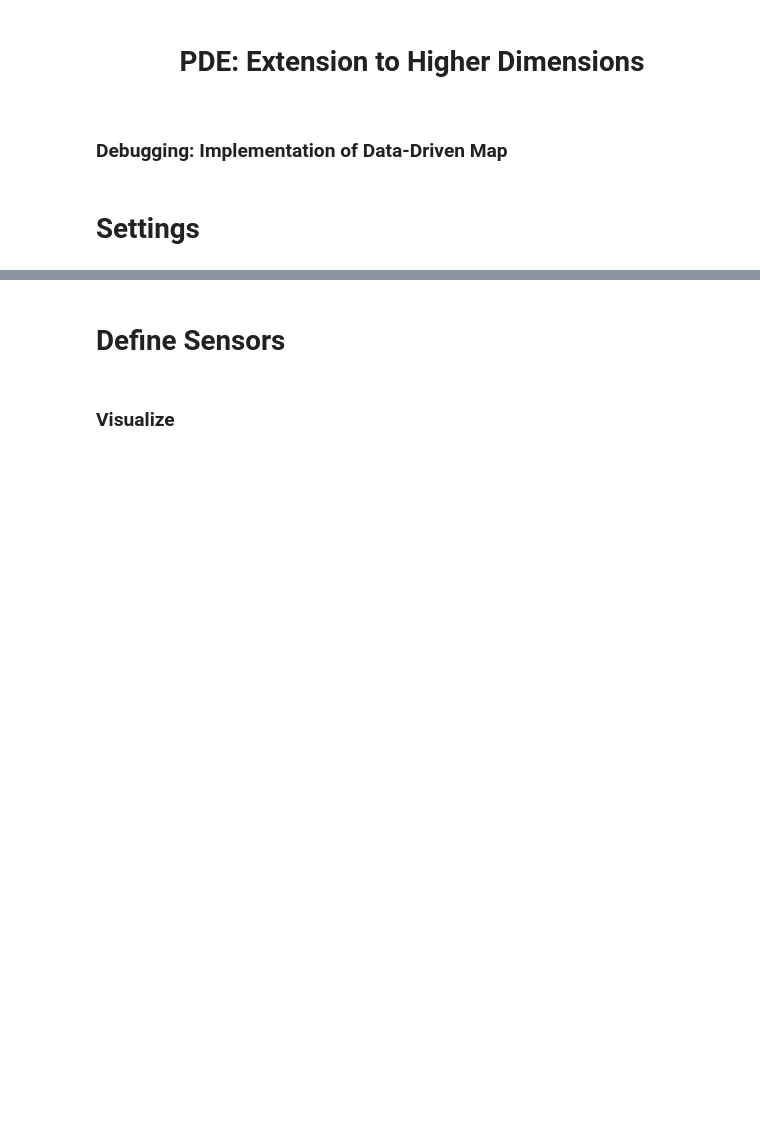
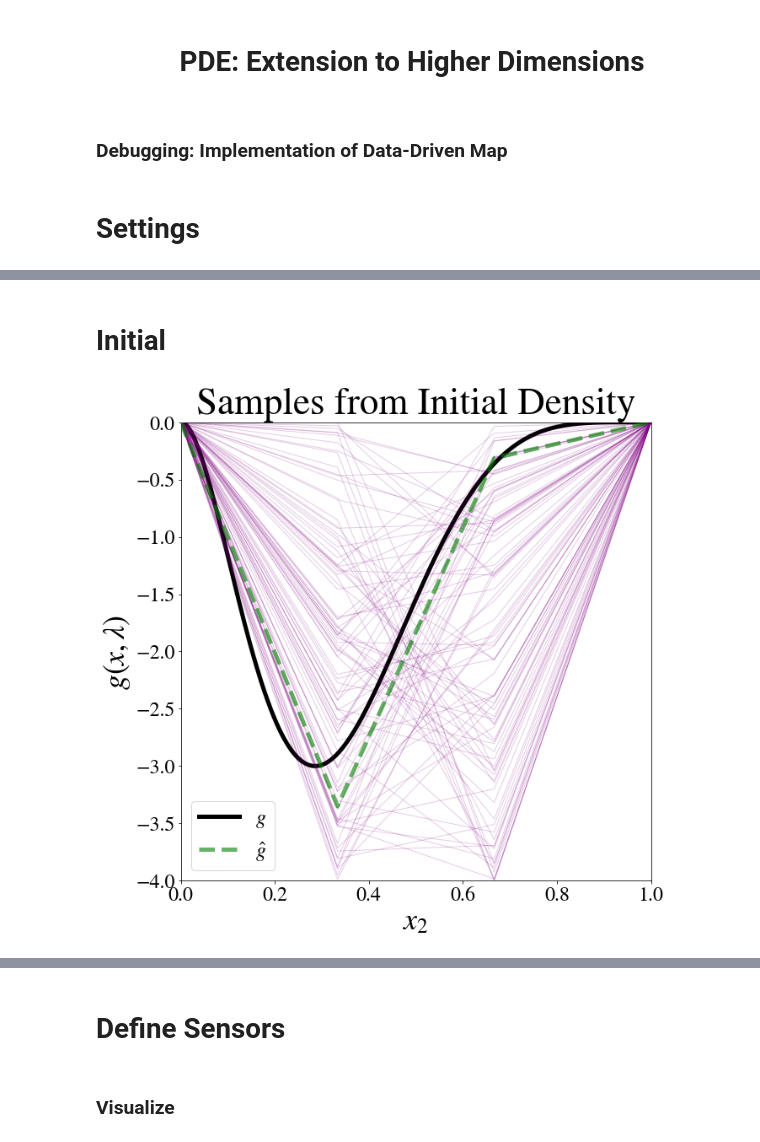
Before and after one commit to mathematicalmichael/mud-examples, a Jupyter notebook: scripts/MUD-Discretized.ipynb, the cells around one changed output, grey strips where cells are left out. Saved outputs shown, nothing was run; the diff lists cells and outputs as text; code cells hidden in the pictures; blank space fills up the shorter version.

```diff
--- a/scripts/MUD-Discretized.ipynb
+++ b/scripts/MUD-Discretized.ipynb
@@ -131,0 +208,48 @@ p.plot_without_fenics(fname, 100, mode='hor', num_qoi=2)
+# %% [markdown]
+# Initial
+# %%
+closest_fit_index_in = np.argmin(np.linalg.norm(lam - np.array(lam_ref), axis=1))
+closest_fit_index_out = np.argmin(np.linalg.norm(qoi - np.array(qoi_ref), axis=1))
+# %%
+def plot_samples(lam, qoi, qoi_ref, sols=None, num=20, save=False):
+    closest_fit_index_out = np.argmin(np.linalg.norm(qoi - np.array(qoi_ref), axis=1))
+    g_projected = list(lam[closest_fit_index_out, :])
+    plt.figure(figsize=(10,10))
+
+    g_mesh, g_plot = g
+    intervals = list(np.linspace(0, 1, input_dim+2)[1:-1])
+    # fin.plot(u_plot, mesh=mesh, lw=5, c='k', label="$g$")
+    plt.plot(g_mesh, g_plot, lw=5, c='k', label="$g$")
+    plt.plot([0]+intervals+[1], [0]+g_projected+[0], lw=5, c='green', alpha=0.6, ls='--', label='$\hat{g}$', zorder=5)
+
+
+    if sols is not None and sols.get(num, None) is not None:
+        plot_lam = np.array(sols[num])
+        plt.title('MUD Estimates for $Q_{1D}$,' + f' N={num}', fontsize=1.25*fsize)
+    else:  # initial plot, first 100
+        plot_lam = lam[0:100, :]
+        plt.title('Samples from Initial Density', fontsize=1.25*fsize)
+
+    for _lam in plot_lam:
+        plt.plot([0]+intervals+[1], [0]+list(_lam)+[0], lw=1, c='purple', alpha=0.2)
+
+
+    plt.xlabel("$x_2$", fontsize=fsize)
+    plt.ylabel("$g(x, \lambda)$", fontsize=fsize)
+
+
+
+    # label min(g)
+    # plt.axvline(2/7, alpha=0.4, ls=':')
+    # plt.axhline(-lam_true, alpha=0.4, ls=':')
+    plt.ylim(-4,0)
+    plt.xlim(0,1)
+    plt.legend()
+    if save:
+        _fname = f"{prefix}_in_{input_dim}D.{ftype}"
+        plt.savefig(_fname, bbox_inches='tight')
+#     plt.show()
+# %%
+plot_samples(lam, qoi, qoi_ref, save=False)
+# %% [output]
+[figure, added]
```
Also changed, not shown: parts of 49 cells of this notebook, 2 other files.
